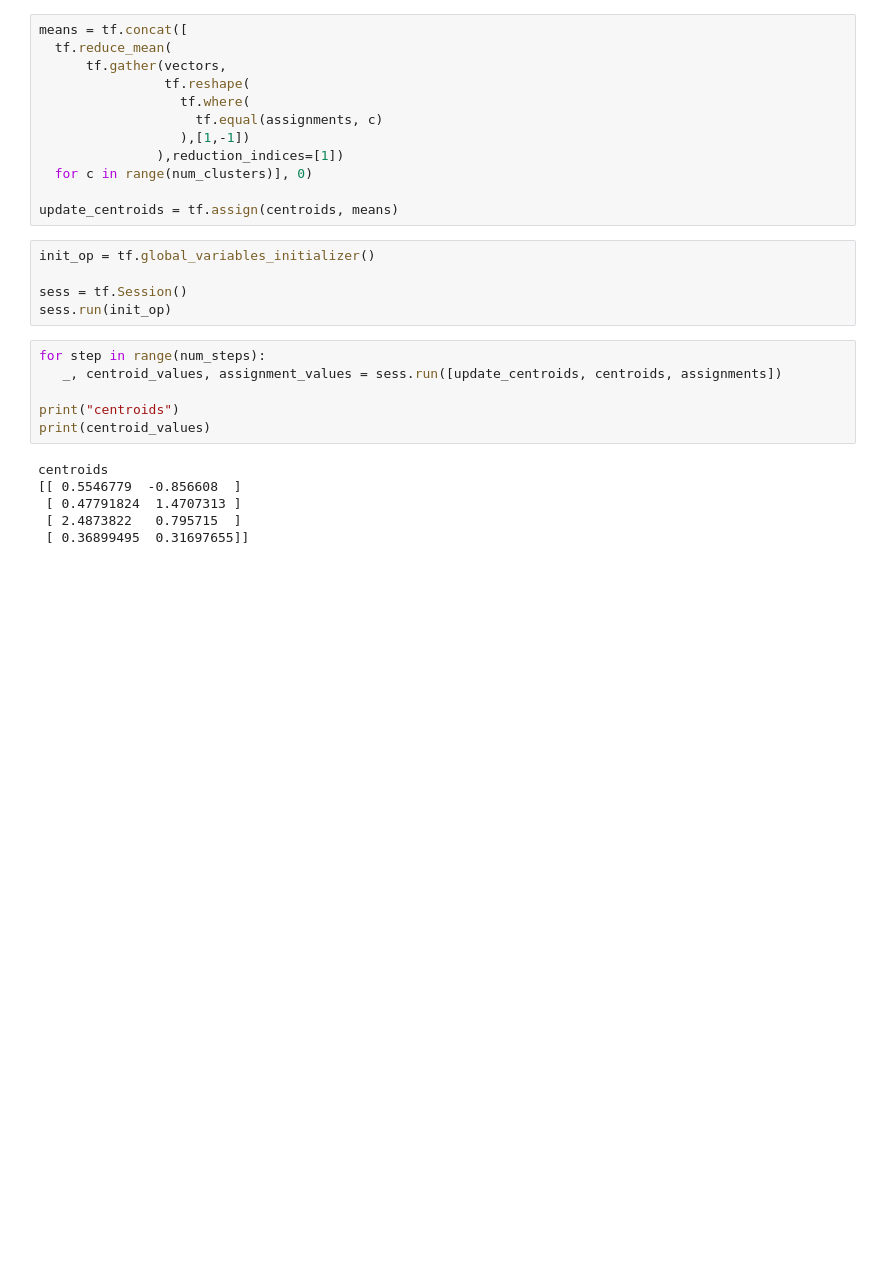
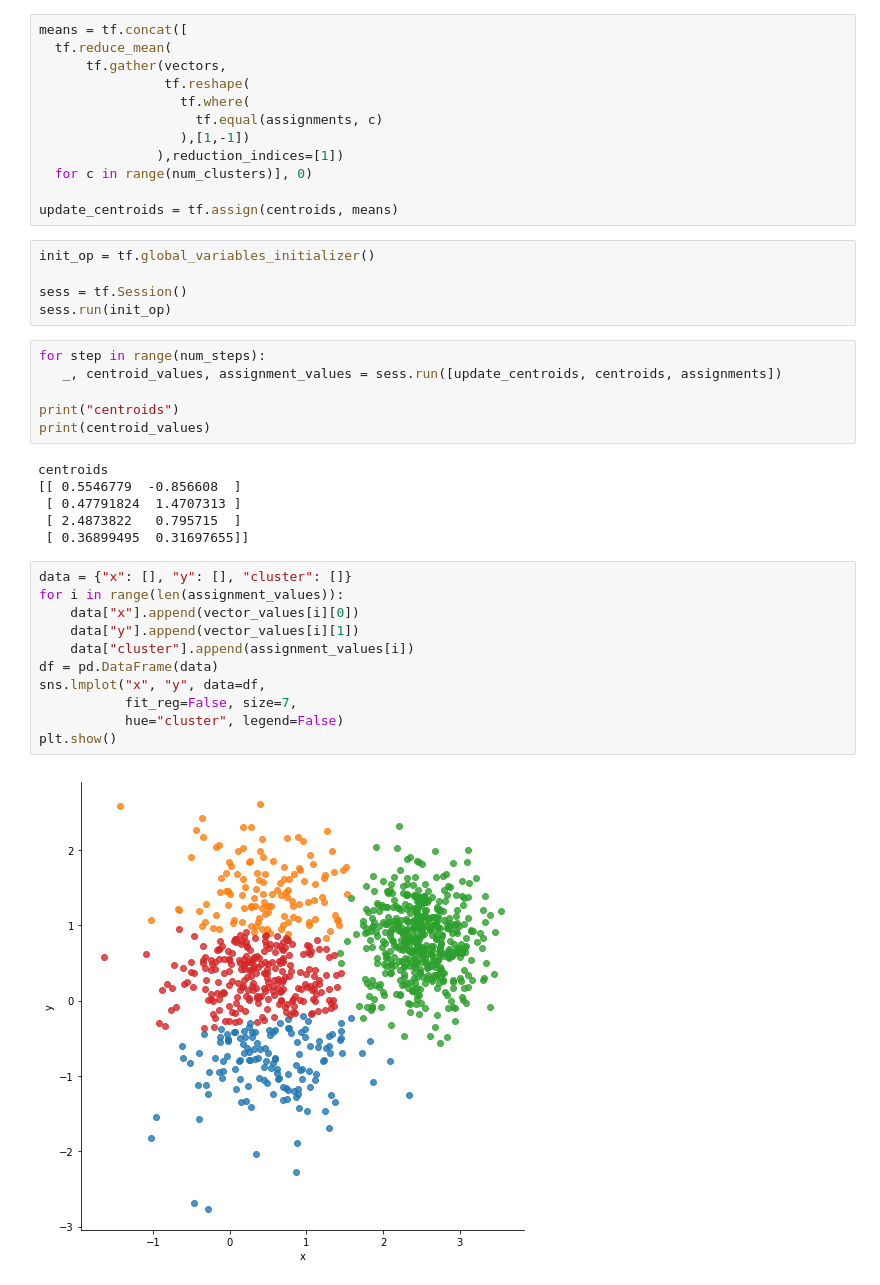
Before and after one commit to Junist96/OCL, a Jupyter notebook: Support Vector Machine/K-mean 평균 알고리즘.ipynb, the cells around one changed output. Saved outputs shown, nothing was run; the diff lists cells and outputs as text; blank space fills up the shorter version.

```diff
--- a/Support Vector Machine/K-mean 평균 알고리즘.ipynb
+++ b/Support Vector Machine/K-mean 평균 알고리즘.ipynb
@@ -71,3 +71,16 @@ centroids
  [ 0.47791824  1.4707313 ]
  [ 2.4873822   0.795715  ]
  [ 0.36899495  0.31697655]]
+# %%
+data = {"x": [], "y": [], "cluster": []}
+for i in range(len(assignment_values)):
+    data["x"].append(vector_values[i][0])
+    data["y"].append(vector_values[i][1])
+    data["cluster"].append(assignment_values[i])
+df = pd.DataFrame(data)
+sns.lmplot("x", "y", data=df,
+           fit_reg=False, size=7,
+           hue="cluster", legend=False)
+plt.show()
+# %% [output]
+[figure, added]
```
